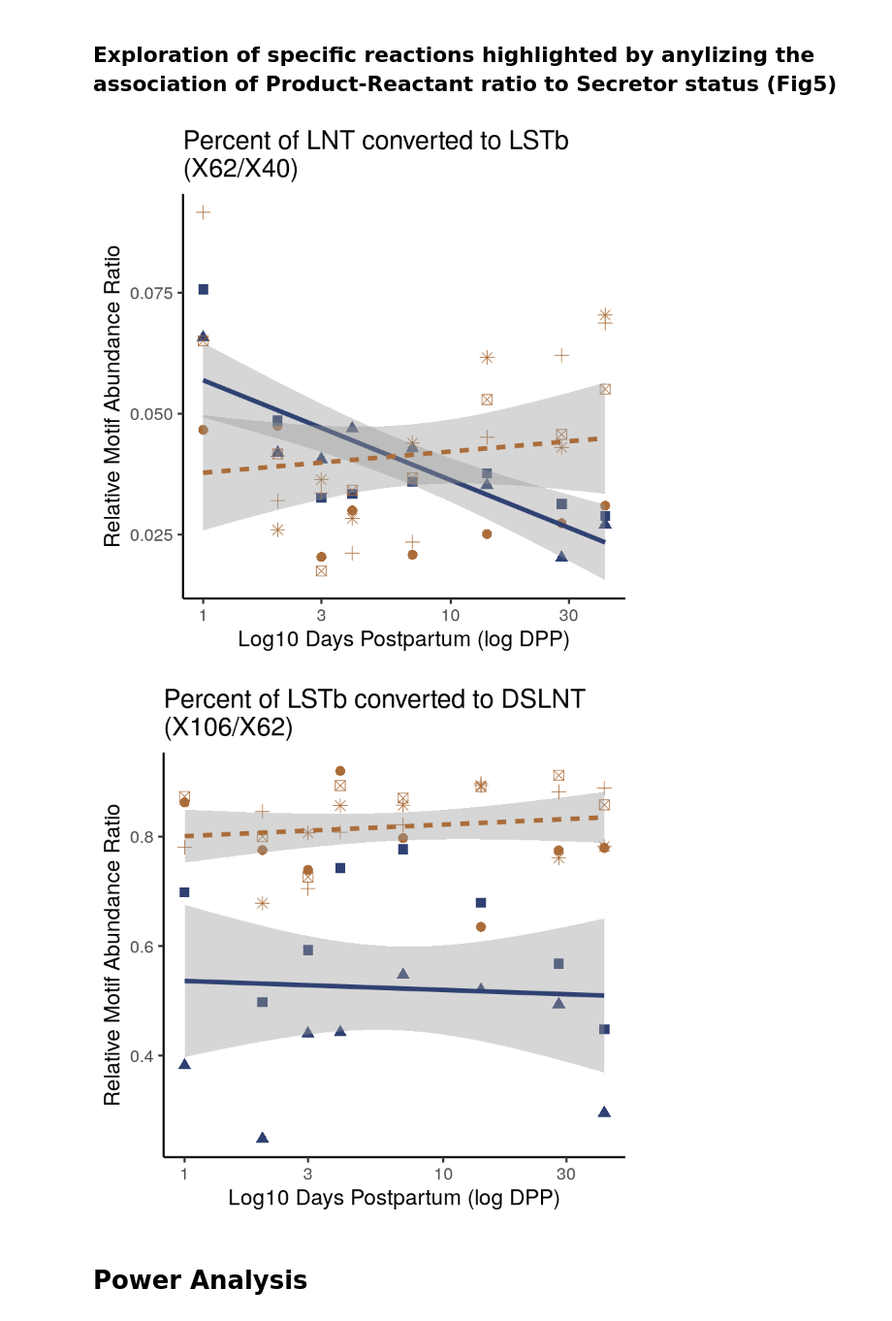
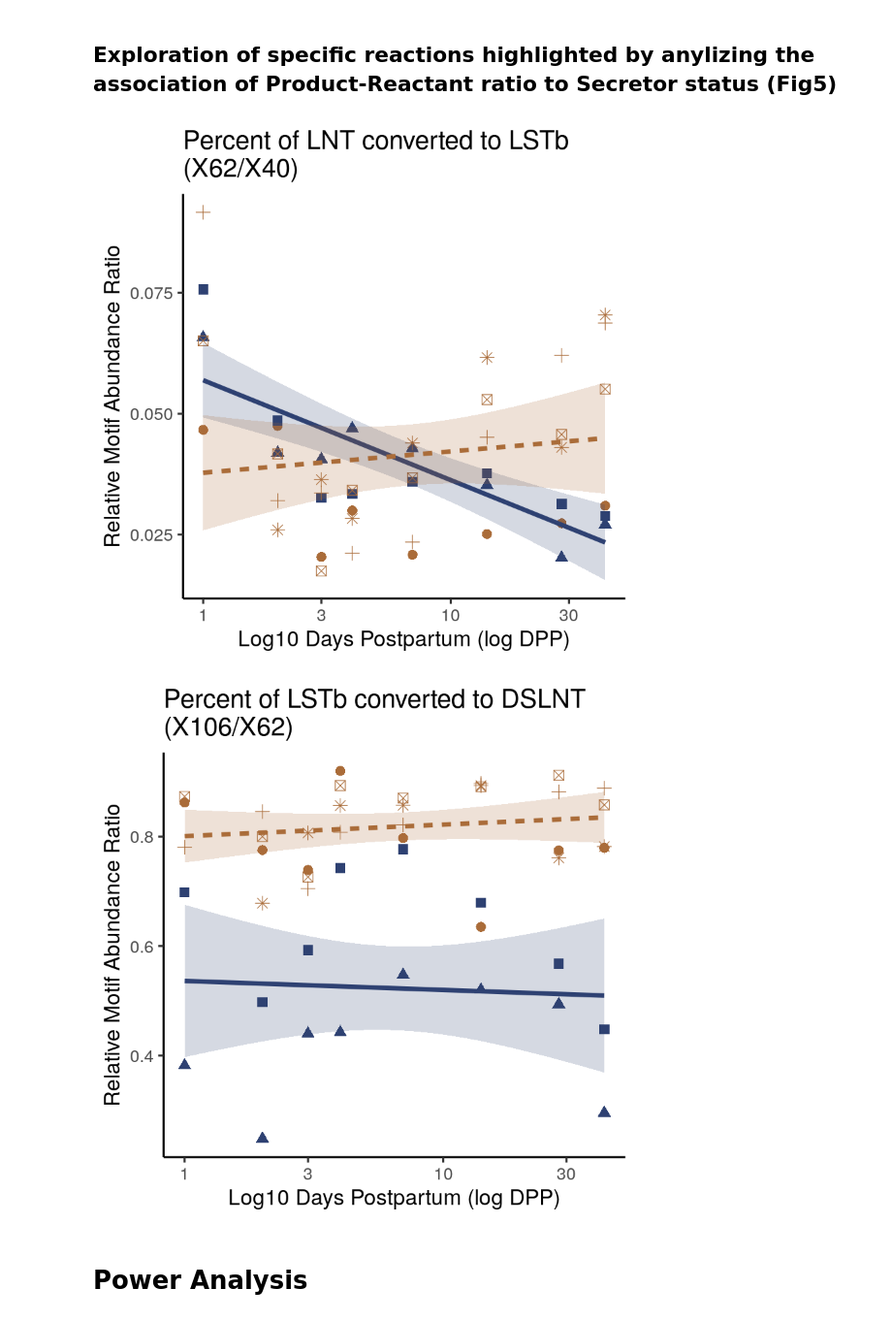
Before and after one commit to LewisLabUCSD/GlyCompare, a Jupyter notebook: example_notebook/Fig4_Fig5_hmo_stats.ipynb, the cells around one changed output. Shown at 97% size. Drawn from its saved outputs; the diff is of its cells as text; code cells hidden in the pictures.

```diff
--- a/example_notebook/Fig4_Fig5_hmo_stats.ipynb
+++ b/example_notebook/Fig4_Fig5_hmo_stats.ipynb
@@ -683,21 +683,21 @@ A xtable: 6 × 2
 # %%
 
 #g = grid.arrange(grobs=list(
     ggplot(data[[1]],aes(x=DPP,y=X62/X40,color=factor(Secretor),linetype=Secretor,shape=PateintID,group=factor(Secretor)))+
-        geom_point(size=4,show.legend=F)+stat_smooth(method='glm',size=2,se=TRUE,show.legend=F)+
+        geom_point(size=4,show.legend=F)+stat_smooth(method='glm',size=2,se=TRUE,aes(fill=Secretor),alpha=.2,show.legend=F)+
         theme_classic(base_size=20)+scale_x_log10()+ylab('Relative Motif Abundance Ratio')+
         ggtitle("Percent of LNT converted to LSTb\n(X62/X40)")+xlab("Log10 Days Postpartum (log DPP)")+
-        scale_color_manual(values=c("#2E4172", "#AA6C39")) #,
+        scale_color_manual(values=c("#2E4172", "#AA6C39"))+scale_fill_manual(values=c("#2E4172", "#AA6C39")) #,
     ggplot(data[[1]],aes(x=DPP,y=X106/X62,color=factor(Secretor),linetype=Secretor,shape=PateintID,group=factor(Secretor)))+
-        geom_point(size=4,show.legend=F)+stat_smooth(method='glm',size=2,se=TRUE,show.legend=F)+
+        geom_point(size=4,show.legend=F)+stat_smooth(method='glm',size=2,se=TRUE,aes(fill=Secretor),alpha=.2,show.legend=F)+
         theme_classic(base_size=20)+scale_x_log10()+ylab('Relative Motif Abundance Ratio')+
         ggtitle("Percent of LSTb converted to DSLNT\n(X106/X62)")+xlab("Log10 Days Postpartum (log DPP)")+
-        scale_color_manual(values=c("#2E4172", "#AA6C39"))
+        scale_color_manual(values=c("#2E4172", "#AA6C39"))+scale_fill_manual(values=c("#2E4172", "#AA6C39"))
 #),nrow=2)
 #ggsave(g,filename='~/Desktop/fig5.pdf',width=7,height=10)
 # %% [output]
-[figure, old version]
+[figure, new version]
-[figure, old version]
+[figure, new version]
 # %% [markdown]
 # Power Analysis
 # %%
```
Also changed, not shown: parts of 1 cell of this notebook.
